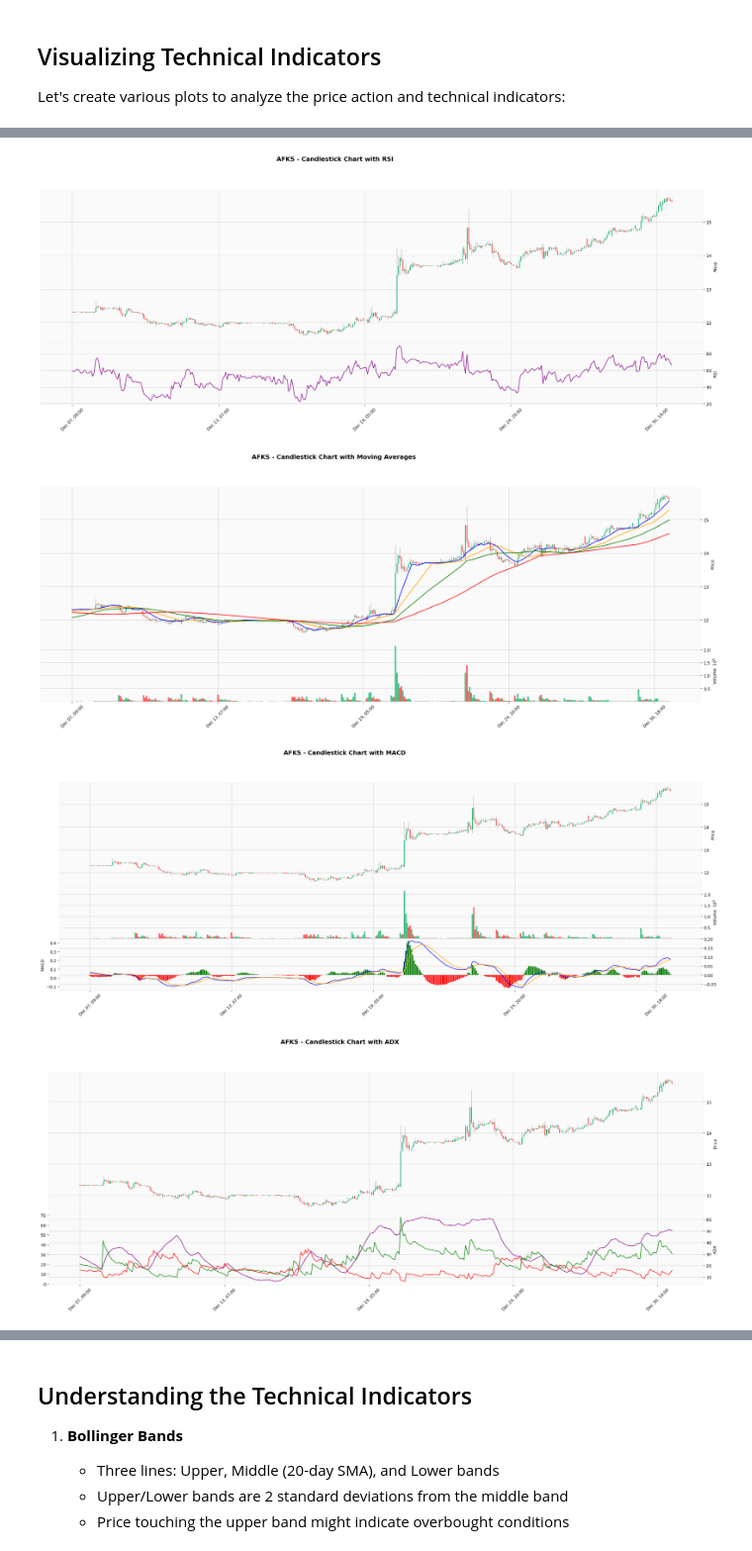
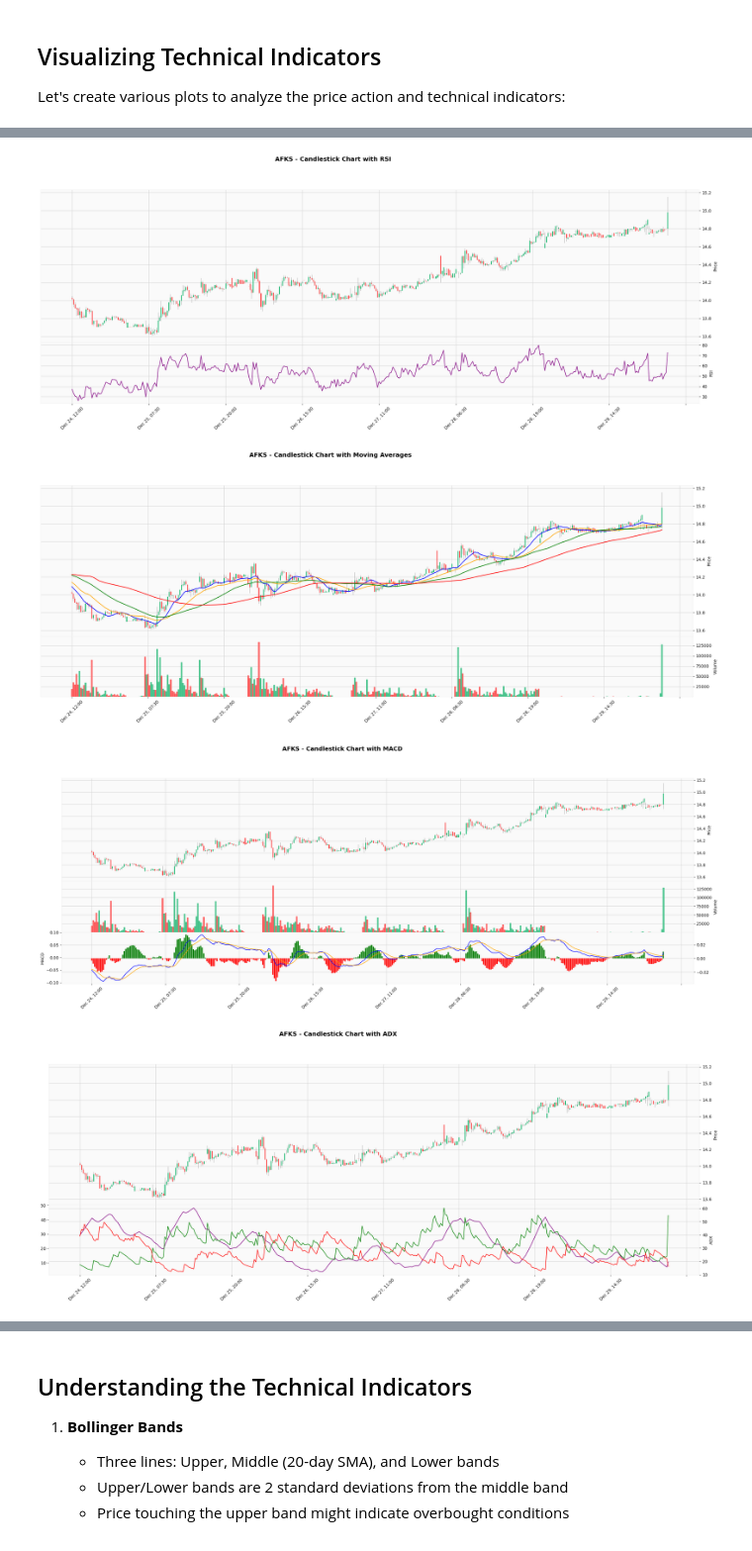
Before and after one commit to bigdatarookie/a2-project, a Jupyter notebook: dev/env_v1/test_env.ipynb, the cells around one changed output, grey strips where cells are left out. Shown at 99% size. Saved outputs shown, nothing was run; the diff lists cells and outputs as text; code cells hidden in the pictures.

```diff
--- a/dev/env_v1/test_env.ipynb
+++ b/dev/env_v1/test_env.ipynb
@@ -84,0 +63,12 @@ date
+# %%
+# Read df with index and process it with indicators
+df = pd.read_csv("./data/data/test_ohlcv_data_15min.csv", index_col='date')
+
+# Calculate indicators and remove rows with NaN values
+df = calculate_indicators(df, drop_na_rows=True, min_coverage=0.9)
+
+# Print data info to verify
+print("\nDataset info after cleaning:")
+print(f"Total rows: {len(df)}")
+print("\nSample of first few rows to verify indicators:")
+print(df[['tic', 'close', 'rsi', 'macd_line', 'bb_middle']].head())
@@ -111,7 +113,7 @@ end_date = pd.Timestamp("2024-12-31T12:00:00Z")
 chart_df = df[df['tic'] == ticker]
 
 # The index is already DatetimeIndex, so we can filter directly
-filter_date = pd.Timestamp(end_date - timedelta(days=30))
+filter_date = pd.Timestamp(end_date - timedelta(days=7))
 chart_df = chart_df[chart_df.index >= filter_date]
 
 # Create plot addons for different indicators
@@ -190,4 +192,4 @@ mpf.plot(chart_df, type='candle', volume=False,
-[figure, old version]
+[figure, new version]
-[figure, old version]
+[figure, new version]
-[figure, old version]
+[figure, new version]
-[figure, old version]
+[figure, new version]
```
Also changed, not shown: parts of 18 cells of this notebook, 1 other file.
